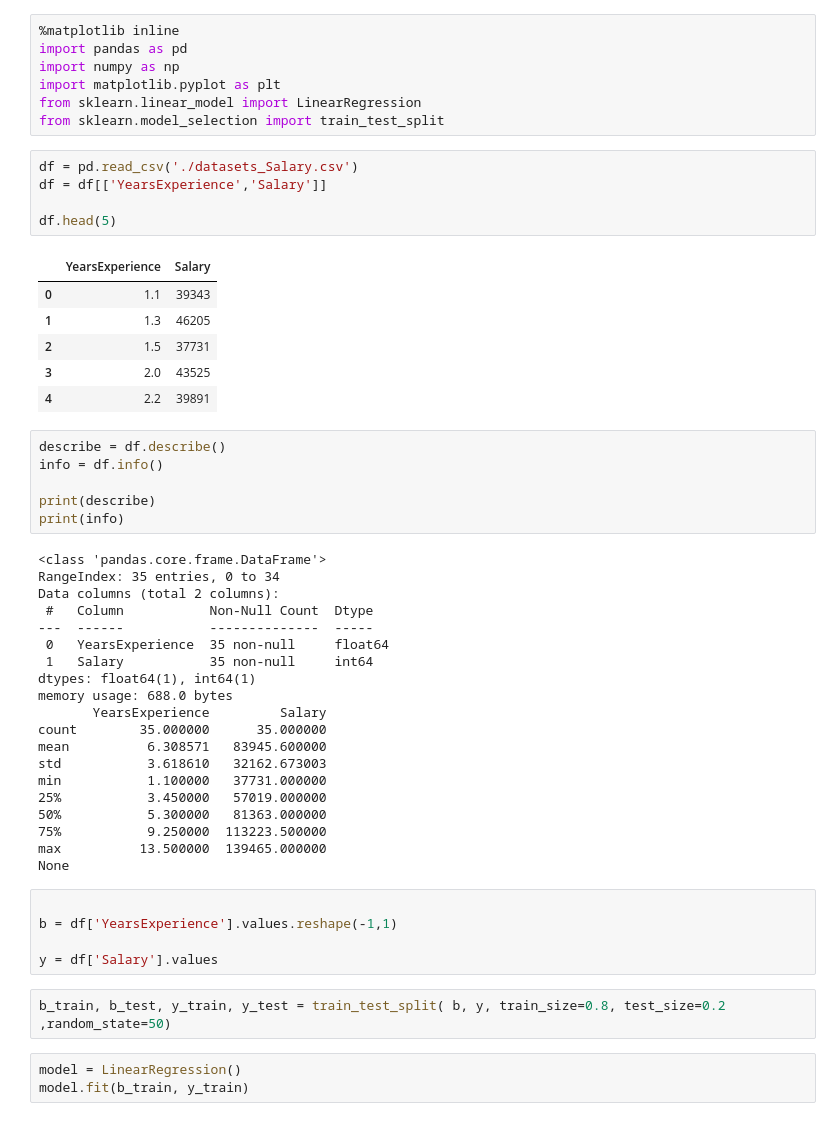
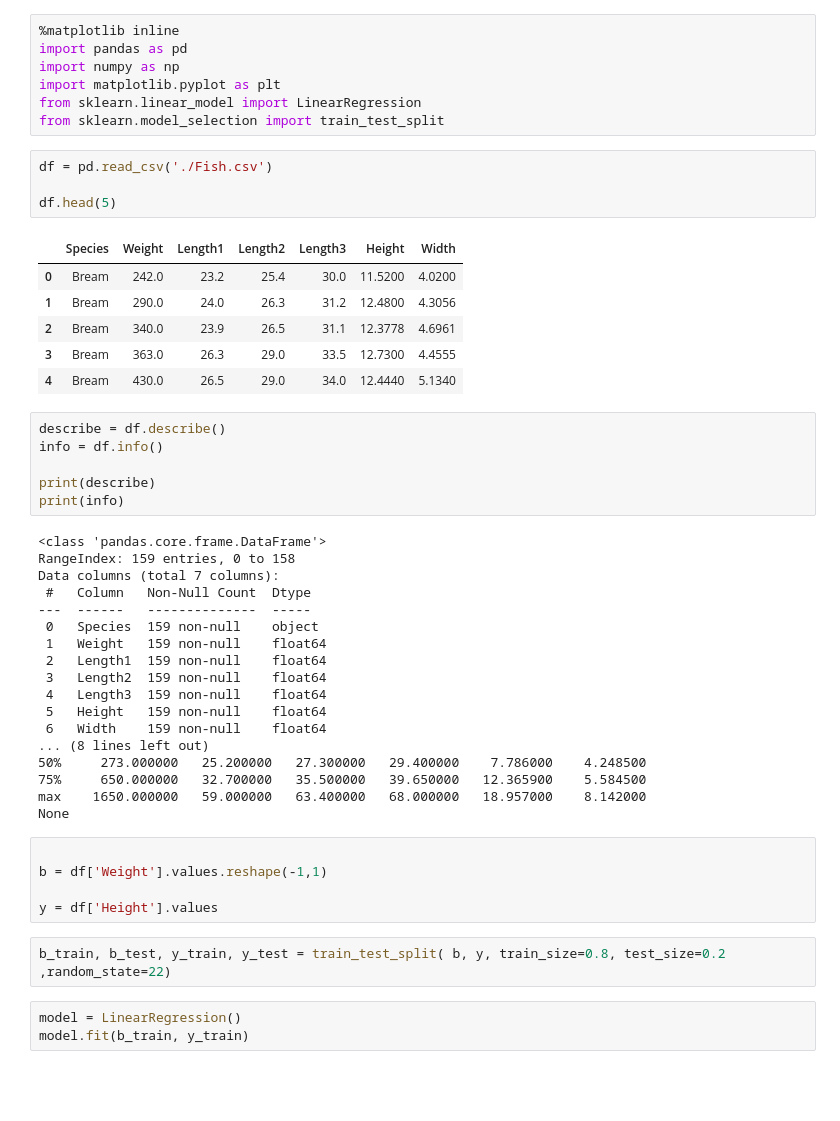
Before and after one commit to emad-aldeen/linear-regression, a Jupyter notebook: regression.ipynb, the cells around one changed output. Saved outputs shown, nothing was run; the diff lists cells and outputs as text; blank space fills up the shorter version.

```diff
--- a/regression.ipynb
+++ b/regression.ipynb
@@ -6,17 +6,16 @@ import matplotlib.pyplot as plt
 from sklearn.linear_model import LinearRegression
 from sklearn.model_selection import train_test_split
 # %%
-df = pd.read_csv('./datasets_Salary.csv')
-df = df[['YearsExperience','Salary']]
+df = pd.read_csv('./Fish.csv')
 
 df.head(5)
 # %% [output]
-|  | YearsExperience | Salary |
-| 0 | 1.1 | 39343 |
-| 1 | 1.3 | 46205 |
-| 2 | 1.5 | 37731 |
-| 3 | 2.0 | 43525 |
-| 4 | 2.2 | 39891 |
+|  | Species | Weight | Length1 | Length2 | Length3 | Height | Width |
+| 0 | Bream | 242.0 | 23.2 | 25.4 | 30.0 | 11.5200 | 4.0200 |
+| 1 | Bream | 290.0 | 24.0 | 26.3 | 31.2 | 12.4800 | 4.3056 |
+| 2 | Bream | 340.0 | 23.9 | 26.5 | 31.1 | 12.3778 | 4.6961 |
+| 3 | Bream | 363.0 | 26.3 | 29.0 | 33.5 | 12.7300 | 4.4555 |
+| 4 | Bream | 430.0 | 26.5 | 29.0 | 34.0 | 12.4440 | 5.1340 |
 # %%
 describe = df.describe()
 info = df.info()
@@ -25,31 +24,29 @@ print(describe)
 print(info)
 # %% [output]
 <class 'pandas.core.frame.DataFrame'>
-RangeIndex: 35 entries, 0 to 34
-Data columns (total 2 columns):
- #   Column           Non-Null Count  Dtype
----  ------           --------------  -----
- 0   YearsExperience  35 non-null     float64
- 1   Salary           35 non-null     int64
-dtypes: float64(1), int64(1)
-memory usage: 688.0 bytes
-       YearsExperience         Salary
-count        35.000000      35.000000
-mean          6.308571   83945.600000
-std           3.618610   32162.673003
-min           1.100000   37731.000000
-25%           3.450000   57019.000000
-50%           5.300000   81363.000000
-75%           9.250000  113223.500000
-max          13.500000  139465.000000
+RangeIndex: 159 entries, 0 to 158
+Data columns (total 7 columns):
+ #   Column   Non-Null Count  Dtype
+---  ------   --------------  -----
+ 0   Species  159 non-null    object
+ 1   Weight   159 non-null    float64
+ 2   Length1  159 non-null    float64
+ 3   Length2  159 non-null    float64
+ 4   Length3  159 non-null    float64
+ 5   Height   159 non-null    float64
+ 6   Width    159 non-null    float64
+... (8 lines left out)
+50%     273.000000   25.200000   27.300000   29.400000    7.786000    4.248500
+75%     650.000000   32.700000   35.500000   39.650000   12.365900    5.584500
+max    1650.000000   59.000000   63.400000   68.000000   18.957000    8.142000
 None
 # %%
 
-b = df['YearsExperience'].values.reshape(-1,1)
+b = df['Weight'].values.reshape(-1,1)
 
-y = df['Salary'].values
+y = df['Height'].values
 # %%
-b_train, b_test, y_train, y_test = train_test_split( b, y, train_size=0.8, test_size=0.2 ,random_state=50)
+b_train, b_test, y_train, y_test = train_test_split( b, y, train_size=0.8, test_size=0.2 ,random_state=22)
 # %%
 model = LinearRegression()
 model.fit(b_train, y_train)
```
Also changed, not shown: parts of 6 cells of this notebook, 2 other files.
